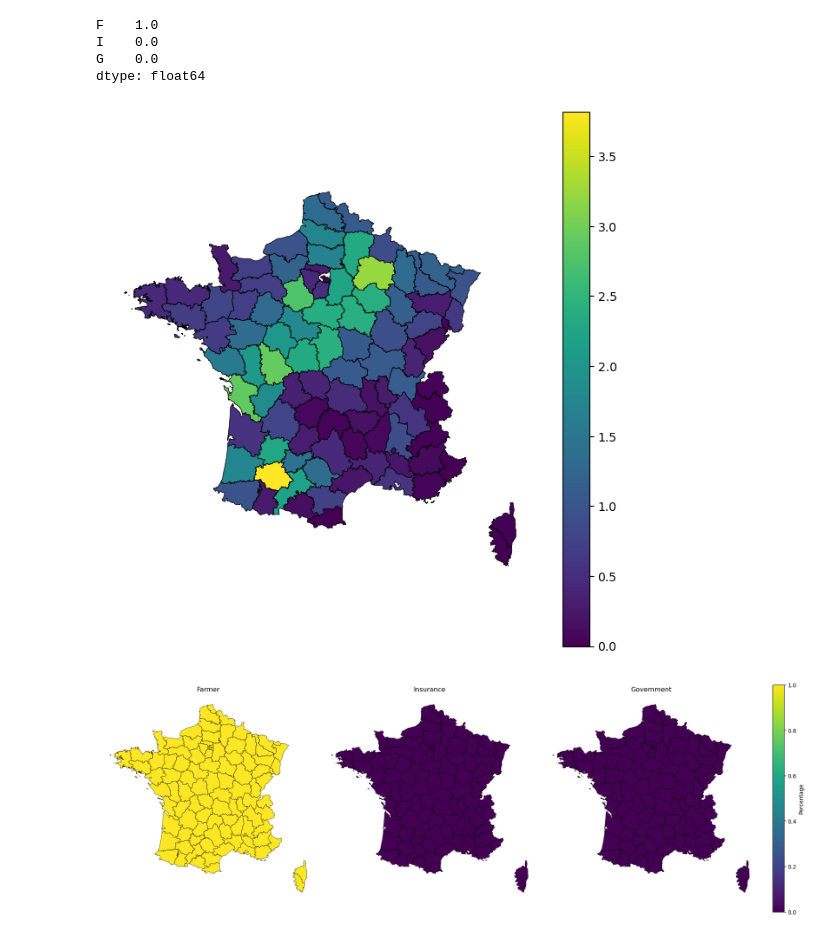
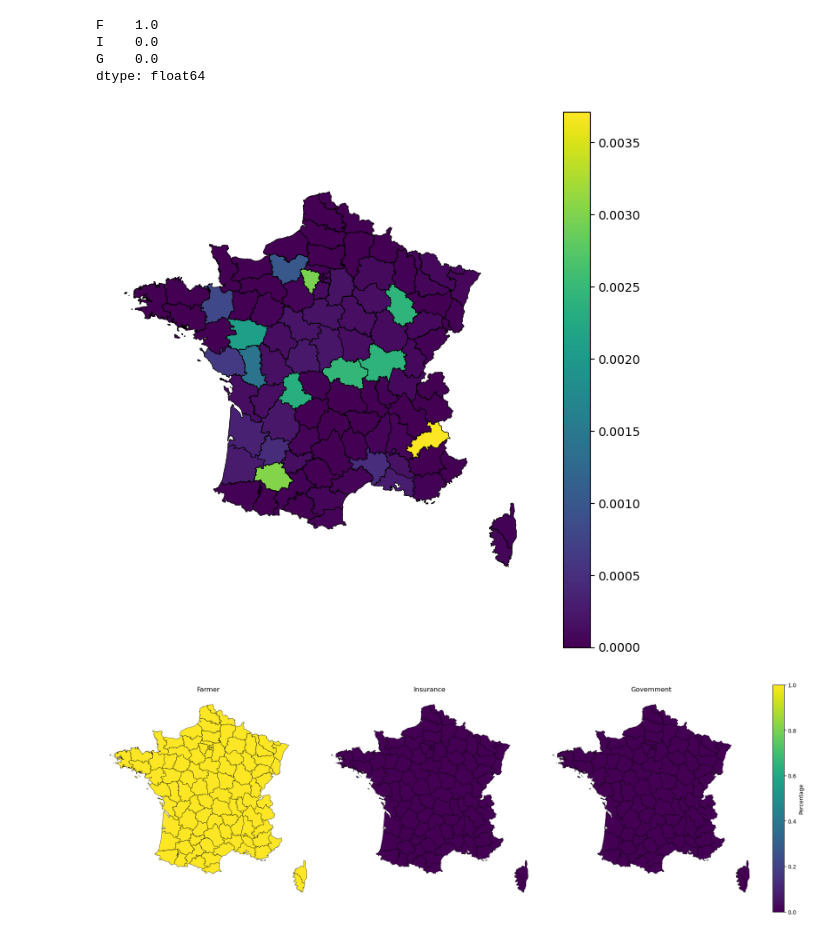
Before and after one commit to arvedluetzen/mus-climada, a Jupyter notebook: notebooks/0416_pipeline-test.ipynb, the cells around one changed output. Cells and saved outputs as stored; diff of their text form; code cells hidden in the pictures.

```diff
--- a/notebooks/0416_pipeline-test.ipynb
+++ b/notebooks/0416_pipeline-test.ipynb
@@ -39,7 +59,7 @@ df = exposure.gdf
 # %%
 from src.data_insurance import get_insurance
 
-df["insurance_level"] = get_insurance(insurance_level=0.3)
+# df["insurance_level"] = get_insurance(insurance_level=0.3)
 # %%
 from src.helpers import comp_impact
 
@@ -112,7 +117,7 @@ comp_who_pays(df["eai"], df["insurance_level"])
 # %%
 from src.helpers import comp_who_pays
 
-df = df.join(comp_who_pays(df["eai"], df["insurance_level"]))
+df = df.join(comp_who_pays(df["eai"], df["insurance"]))
 # %%
 ## Computing Relative Payments
 
@@ -131,28 +136,28 @@ dtype: float64
 # %%
 ## Plotting Any Column
 ## Idea: Value (Exposure) x EAI = damaged_area
 
 import geopandas as gpd
 import matplotlib.pyplot as plt
 
 # gdf is your GeoDataFrame
 # columns: geometry (polygons), value (numeric or categorical)
 
 fig, ax = plt.subplots(figsize=(8, 8))
 
 df.plot(
-    column="damaged_area",      # column used for coloring
+    column="eai",      # column used for coloring
     ax=ax,
     cmap="viridis",      # color map
     legend=True,         # show color bar / legend
     edgecolor="black",   # polygon borders
     linewidth=0.5
 )
 
 ax.set_axis_off()
 plt.show()
 # %% [output]
-[figure, old version]
+[figure, new version]
 # %%
 ## Plotting
 ## Who Pays Damaged Area in Percent
```
Also changed, not shown: parts of 9 cells of this notebook, 12 other files.
